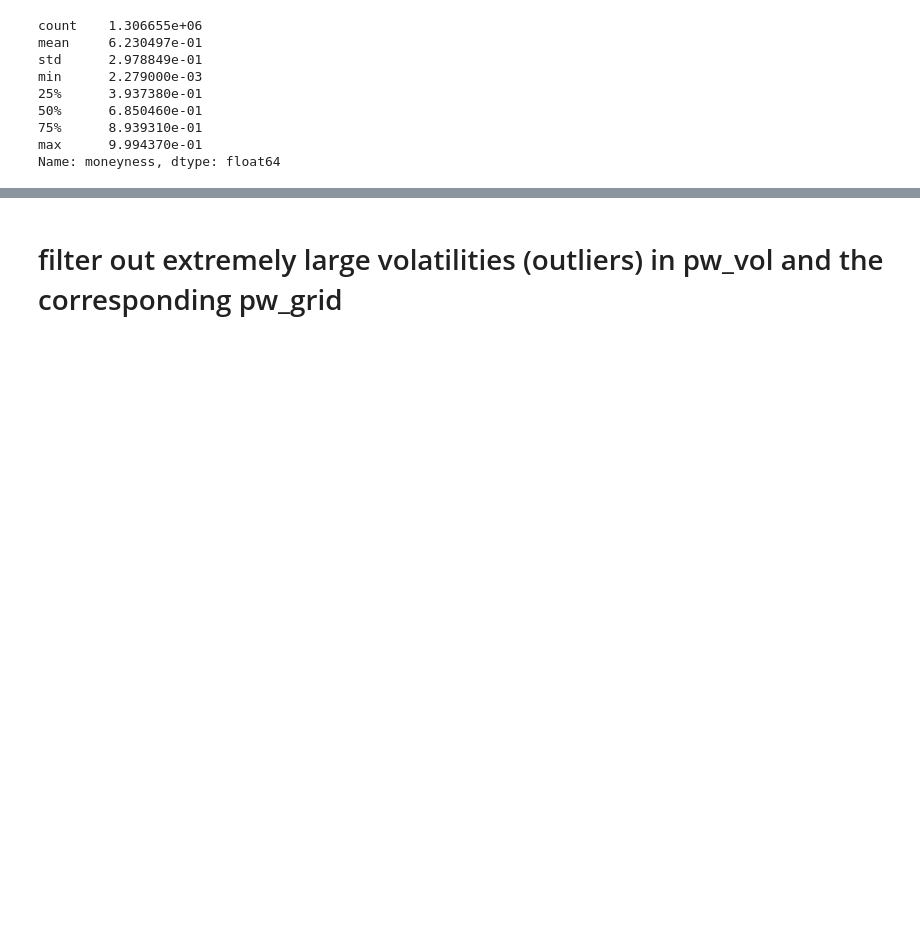
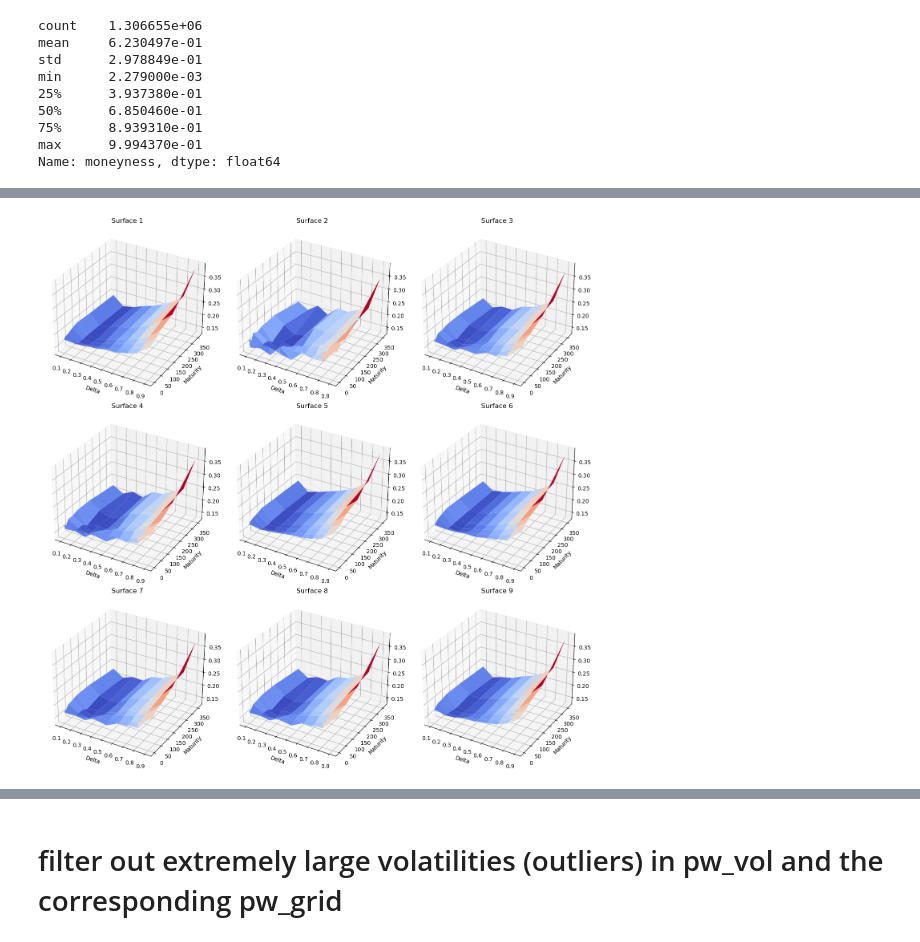
Before and after one commit to zhanghq-chn/VAE-VolSurface, a Jupyter notebook: examples/volsurface_tune_short_grid.ipynb, the cells around one changed output, grey strips where cells are left out. Saved outputs shown, nothing was run; the diff lists cells and outputs as text; code cells hidden in the pictures; blank space fills up the shorter version.

Commit message:
short ttm train

```diff
--- a/examples/volsurface_tune_short_grid.ipynb
+++ b/examples/volsurface_tune_short_grid.ipynb
@@ -453,0 +582,6 @@ plt.show()
+# %%
+trainer_short.load_model( f"params/{trainer_short.model_name}.pth")
+vae_gen = VAEVolSurface(
+    vae_model=trainer_short.model
+)
+vae_gen.predict_grid(delta = delta_grid, maturity=maturity_grid)
@@ -453,0 +608,44 @@ plt.show()
+# %%
+import matplotlib.pyplot as plt
+import numpy as np
+
+# Initialize figure and axes grid
+fig = plt.figure(figsize=(14, 14))
+axes = [[fig.add_subplot(3, 3, i*3+j+1, projection='3d') for j in range(3)] for i in range(3)]
+
+# First pass: generate all plots and collect z-limits
+z_mins, z_maxs = [], []
+for i in range(3):
+    for j in range(3):
+        # Generate new volatility surface
+        vae_gen.refresh()
+        vol_to_plot = vae_gen.predict_grid(delta=delta_grid, maturity=maturity_grid)
+        d, m = np.meshgrid(delta_grid, maturity_grid, indexing='ij')
+
+        # Plot on pre-created axes
+        ax = axes[i][j]
+        surf = ax.plot_surface(d, m, vol_to_plot, cmap='coolwarm')
+
+        # Configure axis labels
+        ax.set_xlabel('Delta')
+        ax.set_ylabel('Maturity')
+        ax.set_title(f'Surface {i*3+j+1}')
+
+        # Collect z-limits
+        z_mins.append(vol_to_plot.min())
+        z_maxs.append(vol_to_plot.max())
+
+# Calculate global z-axis limits with padding
+global_zmin = min(z_mins)
+global_zmax = max(z_maxs)
+padding = 0.05 * (global_zmax - global_zmin)
+
+# Second pass: apply consistent z-axis limits
+for row in axes:
+    for ax in row:
+        ax.set_zlim(global_zmin - padding, global_zmax + padding)
+
+plt.tight_layout()
+plt.show()
+# %% [output]
+[figure, added]
```
Also changed, not shown: parts of 15 cells of this notebook, 8 other files.
